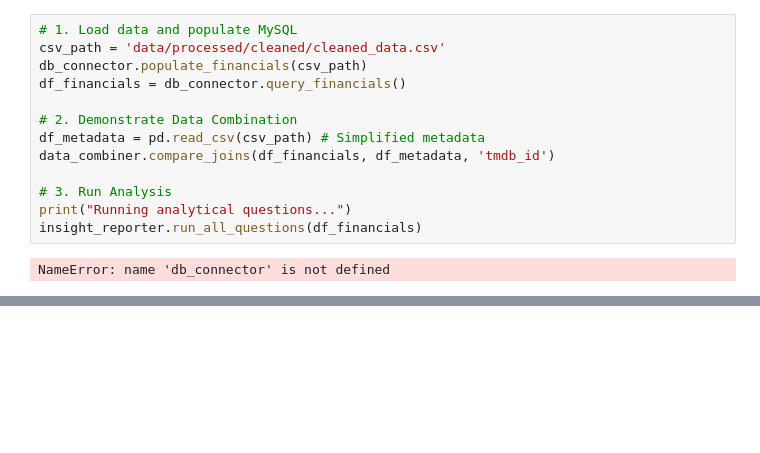
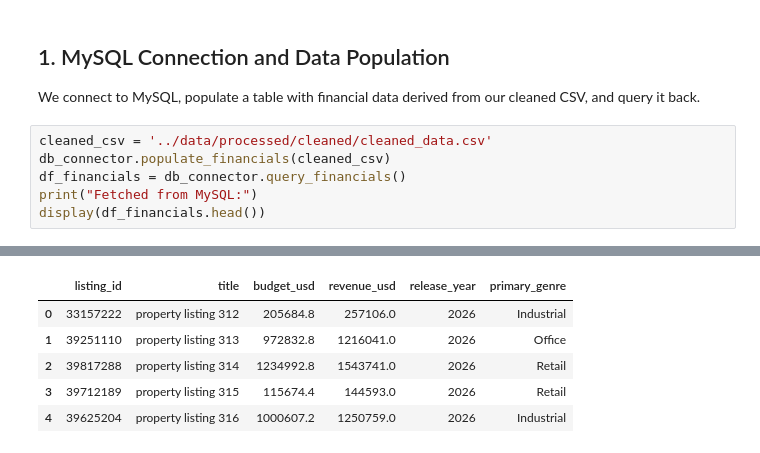
Before and after one commit to tsorguc/Real-Estate-Market-Monitor, a Jupyter notebook: notebooks/lab10_data_analysis.ipynb, the cells around one changed output, grey strips where cells are left out. Cells and saved outputs as stored; diff of their text form; blank space fills up the shorter version.

```diff
--- a/notebooks/lab10_data_analysis.ipynb
+++ b/notebooks/lab10_data_analysis.ipynb
@@ -32,15 +38,10 @@ ModuleNotFoundError: No module named 'src'
-# %%
-# 1. Load data and populate MySQL
-csv_path = 'data/processed/cleaned/cleaned_data.csv'
-db_connector.populate_financials(csv_path)
-df_financials = db_connector.query_financials()
-
-# 2. Demonstrate Data Combination
-df_metadata = pd.read_csv(csv_path) # Simplified metadata
-data_combiner.compare_joins(df_financials, df_metadata, 'tmdb_id')
-
-# 3. Run Analysis
-print("Running analytical questions...")
-insight_reporter.run_all_questions(df_financials)
-# %% [output]
-NameError: name 'db_connector' is not defined
+# %% [markdown]
+## 1. MySQL Connection and Data Population
+We connect to MySQL, populate a table with financial data derived from our cleaned CSV, and query it back.
+# %%
+cleaned_csv = '../data/processed/cleaned/cleaned_data.csv'
+db_connector.populate_financials(cleaned_csv)
+df_financials = db_connector.query_financials()
+print("Fetched from MySQL:")
+display(df_financials.head())
+# %% [output]
@@ -46,0 +50,6 @@ NameError: name 'db_connector' is not defined
+|  | listing_id | title | budget_usd | revenue_usd | release_year | primary_genre |
+| 0 | 33157222 | property listing 312 | 205684.8 | 257106.0 | 2026 | Industrial |
+| 1 | 39251110 | property listing 313 | 972832.8 | 1216041.0 | 2026 | Office |
+| 2 | 39817288 | property listing 314 | 1234992.8 | 1543741.0 | 2026 | Retail |
+| 3 | 39712189 | property listing 315 | 115674.4 | 144593.0 | 2026 | Retail |
+| 4 | 39625204 | property listing 316 | 1000607.2 | 1250759.0 | 2026 | Industrial |
```
Also changed, not shown: parts of 18 cells of this notebook, 31 other files.
